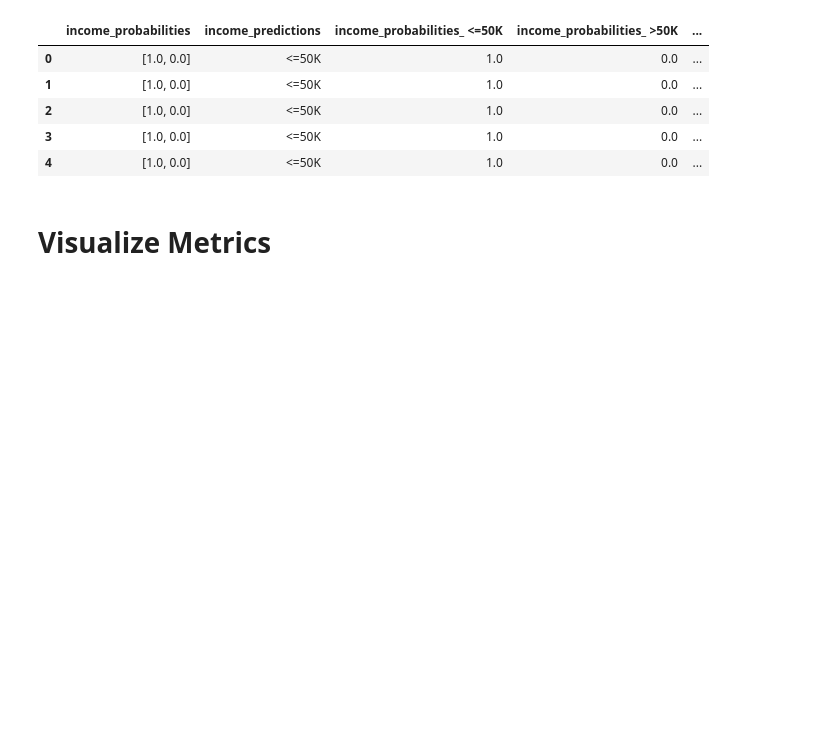
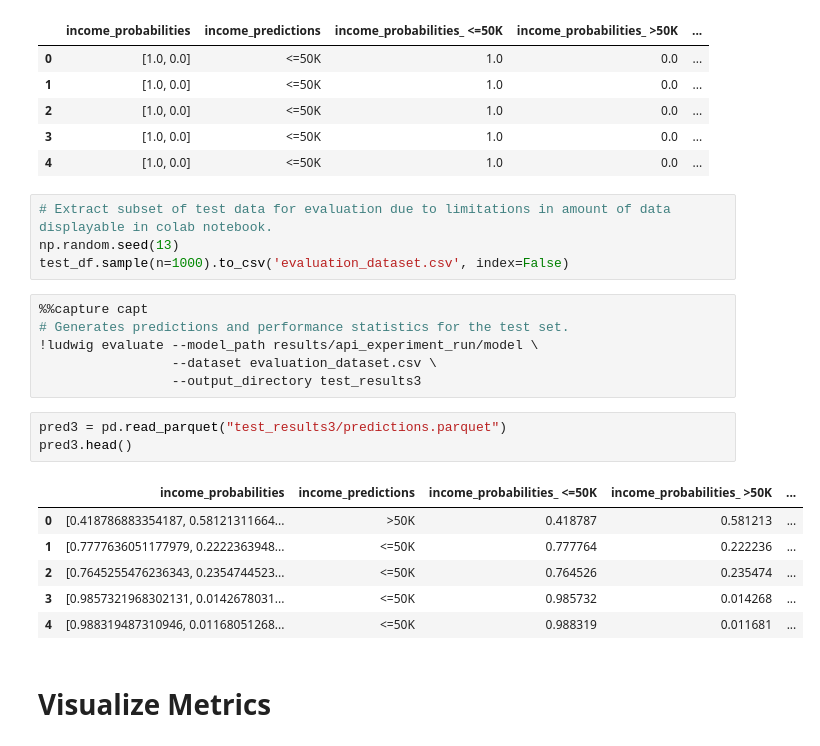
Before and after one commit to ludwig-ai/ludwig-docs, a Jupyter notebook: docs/examples/adult_census_income_colab_notebooks/Adult_Census_Income_Classification_with_Ludwig_API.ipynb, the cells around one changed output. Saved outputs shown, nothing was run; the diff lists cells and outputs as text; blank space fills up the shorter version.

Commit message:
use ludwig evaluate cli to predict on api trained model

```diff
--- a/docs/examples/adult_census_income_colab_notebooks/Adult_Census_Income_Classification_with_Ludwig_API.ipynb
+++ b/docs/examples/adult_census_income_colab_notebooks/Adult_Census_Income_Classification_with_Ludwig_API.ipynb
@@ -228,6 +228,26 @@ pd.read_parquet("test_results2/predictions.parquet").head()
 | 2 | [1.0, 0.0] | <=50K | 1.0 | 0.0 | ... |
 | 3 | [1.0, 0.0] | <=50K | 1.0 | 0.0 | ... |
 | 4 | [1.0, 0.0] | <=50K | 1.0 | 0.0 | ... |
+# %%
+# Extract subset of test data for evaluation due to limitations in amount of data displayable in colab notebook.
+np.random.seed(13)
+test_df.sample(n=1000).to_csv('evaluation_dataset.csv', index=False)
+# %%
+%%capture capt
+# Generates predictions and performance statistics for the test set.
+!ludwig evaluate --model_path results/api_experiment_run/model \
+                 --dataset evaluation_dataset.csv \
+                 --output_directory test_results3
+# %%
+pred3 = pd.read_parquet("test_results3/predictions.parquet")
+pred3.head()
+# %% [output]
+|  | income_probabilities | income_predictions | income_probabilities_ <=50K | income_probabilities_ >50K | ... |
+| 0 | [0.418786883354187, 0.58121311664... | >50K | 0.418787 | 0.581213 | ... |
+| 1 | [0.7777636051177979, 0.2222363948... | <=50K | 0.777764 | 0.222236 | ... |
+| 2 | [0.7645255476236343, 0.2354744523... | <=50K | 0.764526 | 0.235474 | ... |
+| 3 | [0.9857321968302131, 0.0142678031... | <=50K | 0.985732 | 0.014268 | ... |
+| 4 | [0.988319487310946, 0.01168051268... | <=50K | 0.988319 | 0.011681 | ... |
 # %% [markdown]
 # Visualize Metrics
 # %%
```
